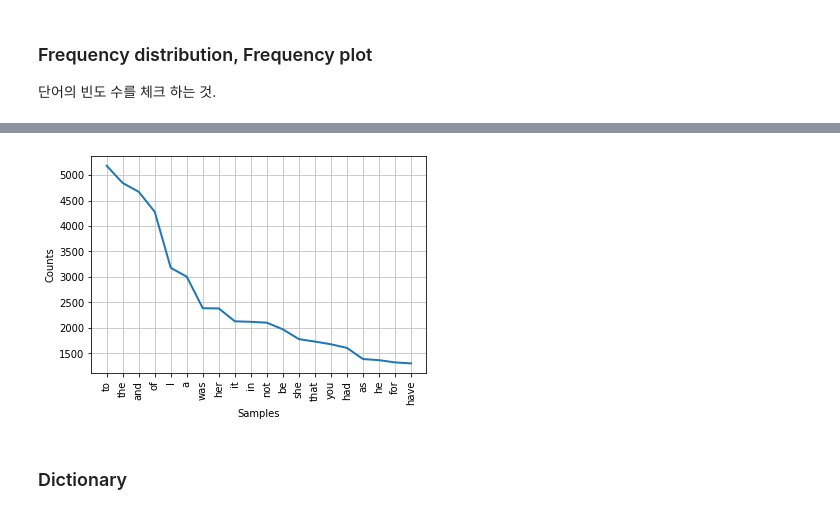
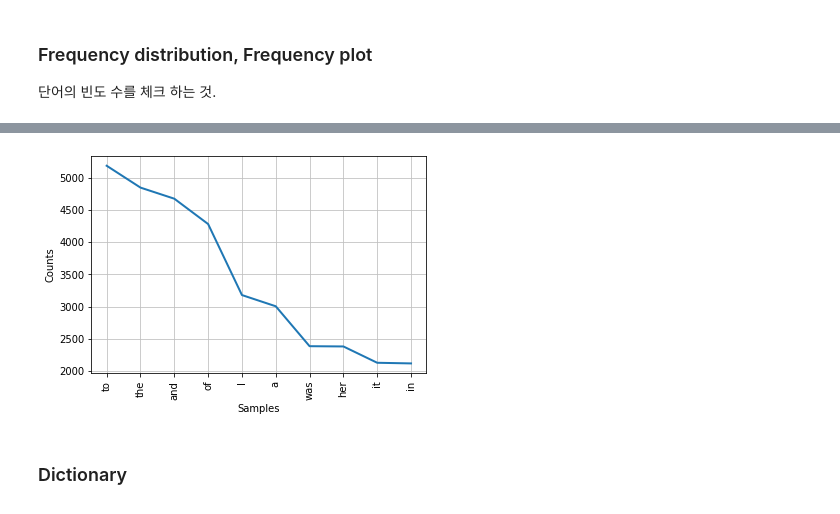
Before and after one commit to 0404jyj/class2021Fall, a Jupyter notebook: nlp.ipynb, the cells around one changed output, grey strips where cells are left out. Saved outputs shown, nothing was run; the diff lists cells and outputs as text; code cells hidden in the pictures.

```diff
--- a/nlp.ipynb
+++ b/nlp.ipynb
@@ -219,7 +230,7 @@ fd
 # %%
-nltk.Text(words).plot(20)
+nltk.Text(words).plot(10)
 # %% [output]
-[figure, old version]
+[figure, new version]
 # %% [markdown]
 ### Dictionary
 # %%
```
Also changed, not shown: parts of 24 cells of this notebook.
